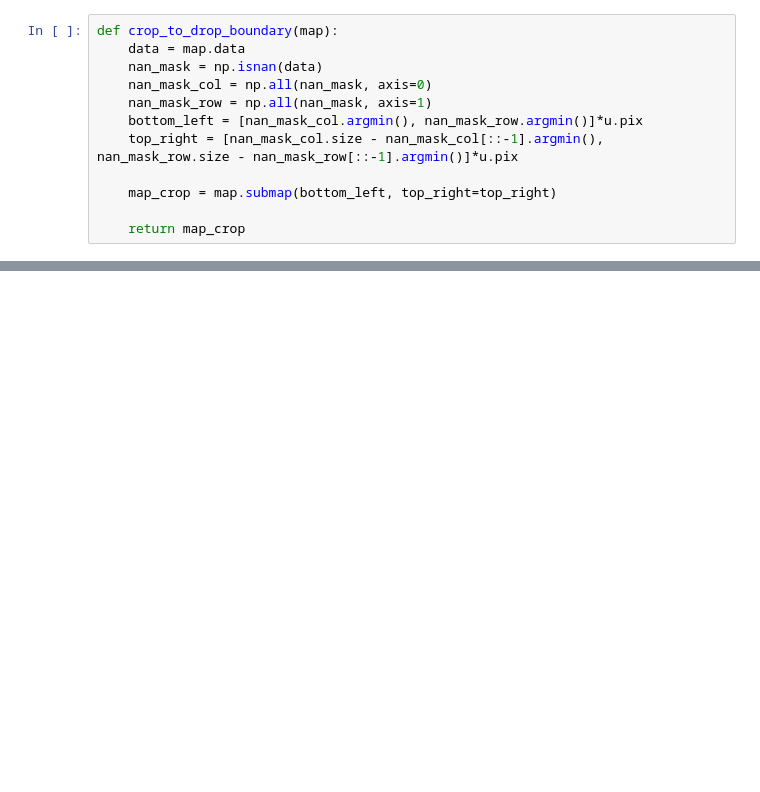
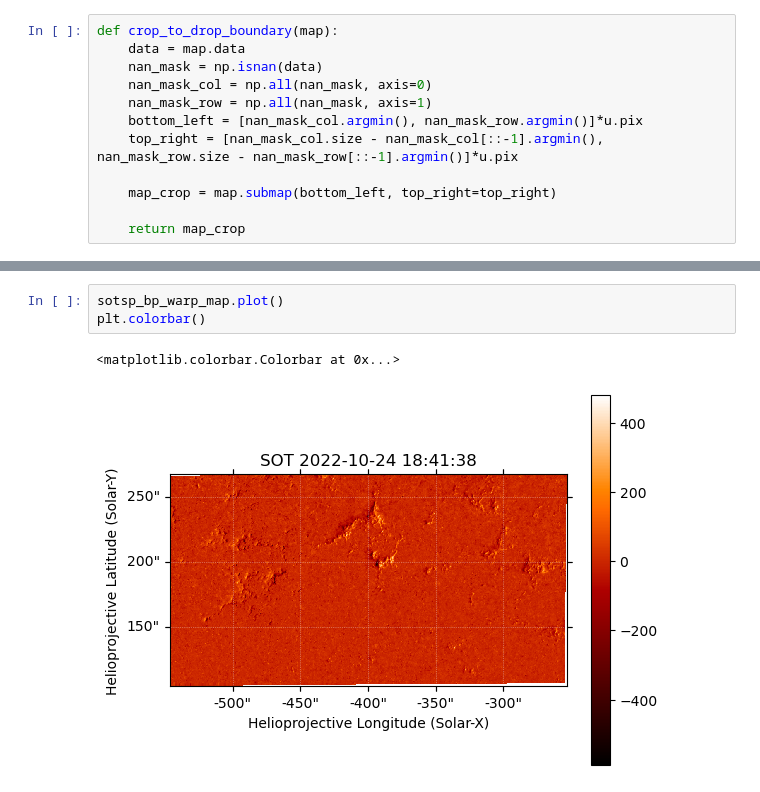
Before and after one commit to yjzhu-solar/EIS_DKIST_SolO, a Jupyter notebook: ipynb/hmi/sot_hmi_sift_1024.ipynb, the cells around one changed output, grey strips where cells are left out. Saved outputs shown, nothing was run; the diff lists cells and outputs as text; blank space fills up the shorter version.

```diff
--- a/ipynb/hmi/sot_hmi_sift_1024.ipynb
+++ b/ipynb/hmi/sot_hmi_sift_1024.ipynb
@@ -330,2 +379,8 @@ sotsp_br_warp_map.plot()
+# %%
+sotsp_bp_warp_map.plot()
+plt.colorbar()
+# %% [output]
+<matplotlib.colorbar.Colorbar at 0x...>
+[figure, added]
 # %%
 sotsp_br_warp_map.save("../../src/coalign_map/20221024/sotsp_br_warp_to_hmi.fits", overwrite=True)
```
Also changed, not shown: parts of 13 cells of this notebook, 5 other files.
